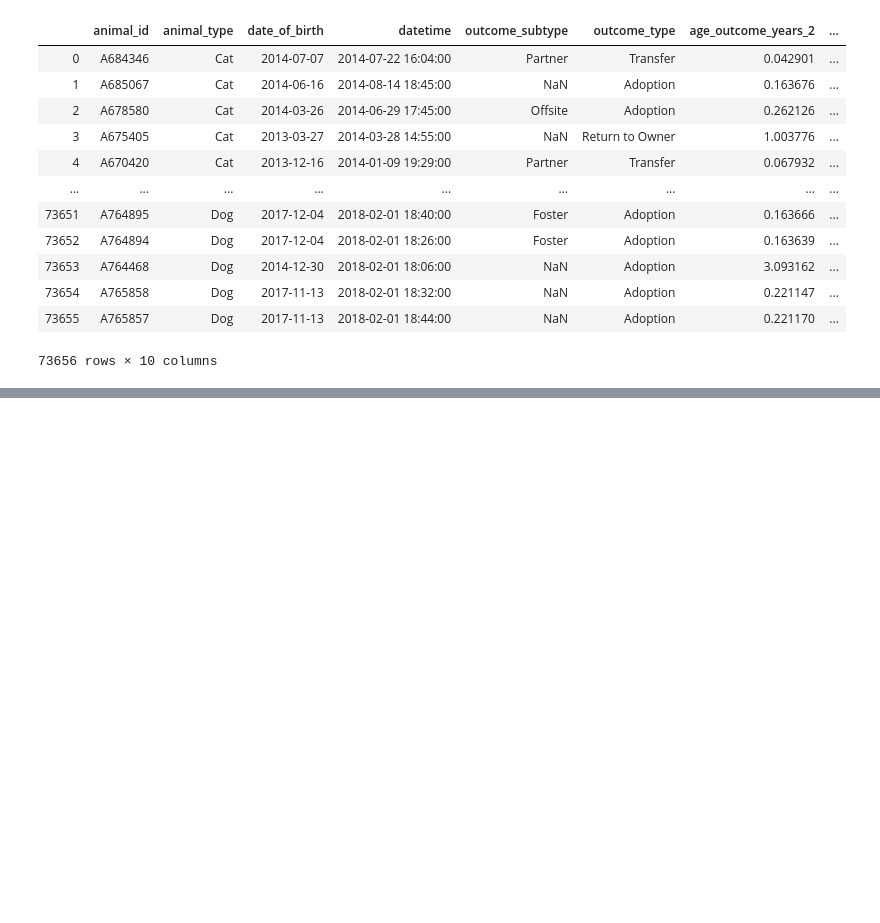
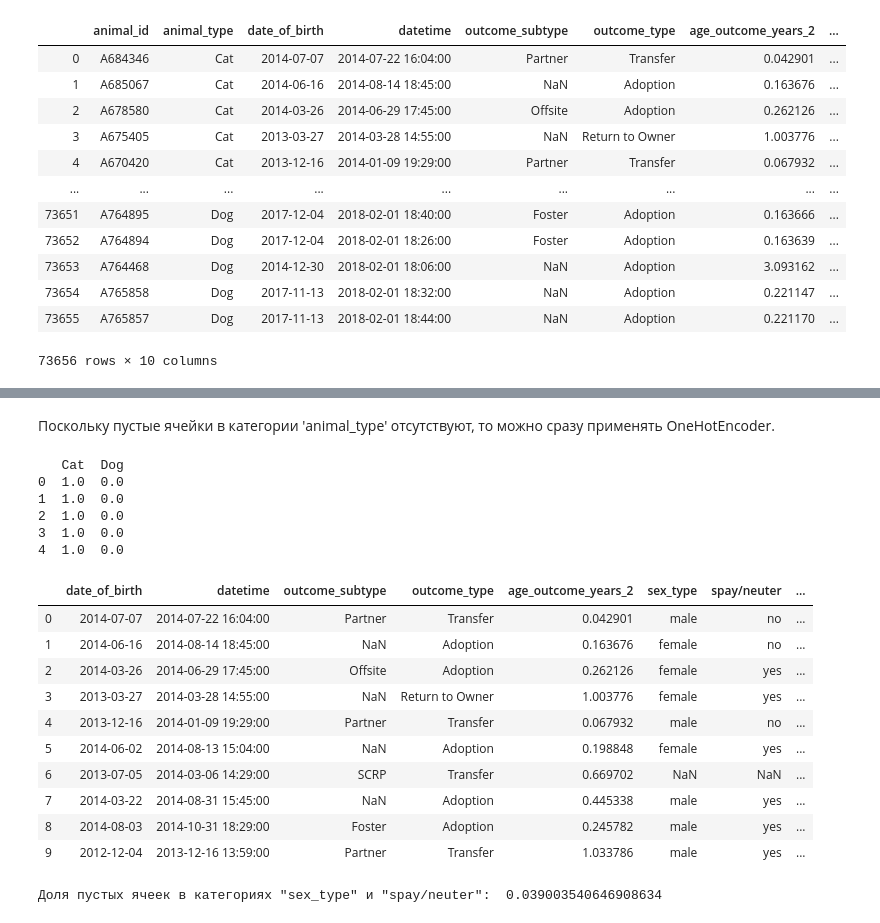
Before and after one commit to Natalya2383/python_basics_homework, a Jupyter notebook: 26_Feature Engineering_homework3/Homework3_FE.ipynb, the cells around one changed output, grey strips where cells are left out. Drawn from its saved outputs; the diff is of its cells as text; code cells hidden in the pictures; blank space fills up the shorter version.

```diff
--- a/26_Feature Engineering_homework3/Homework3_FE.ipynb
+++ b/26_Feature Engineering_homework3/Homework3_FE.ipynb
@@ -508,0 +543,2 @@ data_dc.head()
+# %% [markdown]
+Поскольку пустые ячейки в категории 'animal_type' отсутствуют, то можно сразу применять OneHotEncoder.
@@ -508,0 +547,43 @@ data_dc.head()
+# %%
+# Применение LabelEncoder
+# label_enc = LabelEncoder()
+# animal_type_label = label_enc.fit_transform(data_dc['animal_type'])
+# data_dc.loc[:, 'animal_type_label'] = animal_type_label
+# data_dc.tail(5)
+
+# Применение OneHotEncoder для столбца 'animal_type'
+ohe_enc = OneHotEncoder()
+animal_type_ohe = ohe_enc.fit_transform(data_dc[['animal_type']]).toarray()
+animal_type_columns = ohe_enc.categories_[0]
+animal_type_df = pd.DataFrame(animal_type_ohe, columns=animal_type_columns)
+print(animal_type_df.head())
+
+# Объединение в одну таблицу 'data_dc' и 'animal_type'
+data_dc = pd.concat([data_dc,  animal_type_df], axis=1)
+
+# Удаление столбца 'animal_type'
+data_dc.drop(['animal_type'], axis=1, inplace=True)
+
+data_dc.head(10)
+# %% [output]
+   Cat  Dog
+0  1.0  0.0
+1  1.0  0.0
+2  1.0  0.0
+3  1.0  0.0
+4  1.0  0.0
+|  | date_of_birth | datetime | outcome_subtype | outcome_type | age_outcome_years_2 | sex_type | spay/neuter | ... |
+| 0 | 2014-07-07 | 2014-07-22 16:04:00 | Partner | Transfer | 0.042901 | male | no | ... |
+| 1 | 2014-06-16 | 2014-08-14 18:45:00 | NaN | Adoption | 0.163676 | female | no | ... |
+| 2 | 2014-03-26 | 2014-06-29 17:45:00 | Offsite | Adoption | 0.262126 | female | yes | ... |
+| 3 | 2013-03-27 | 2014-03-28 14:55:00 | NaN | Return to Owner | 1.003776 | female | yes | ... |
+| 4 | 2013-12-16 | 2014-01-09 19:29:00 | Partner | Transfer | 0.067932 | male | no | ... |
+| 5 | 2014-06-02 | 2014-08-13 15:04:00 | NaN | Adoption | 0.198848 | female | yes | ... |
+| 6 | 2013-07-05 | 2014-03-06 14:29:00 | SCRP | Transfer | 0.669702 | NaN | NaN | ... |
+| 7 | 2014-03-22 | 2014-08-31 15:45:00 | NaN | Adoption | 0.445338 | male | yes | ... |
+| 8 | 2014-08-03 | 2014-10-31 18:29:00 | Foster | Adoption | 0.245782 | male | yes | ... |
+| 9 | 2012-12-04 | 2013-12-16 13:59:00 | Partner | Transfer | 1.033786 | male | yes | ... |
+# %%
+print('Доля пустых ячеек в категориях "sex_type" и "spay/neuter": ',  data_dc.sex_type.isna().sum() / data_dc.sex_type.count())
+# %% [output]
+Доля пустых ячеек в категориях "sex_type" и "spay/neuter":  0.039003540646908634
```
Also changed, not shown: parts of 15 cells of this notebook.
